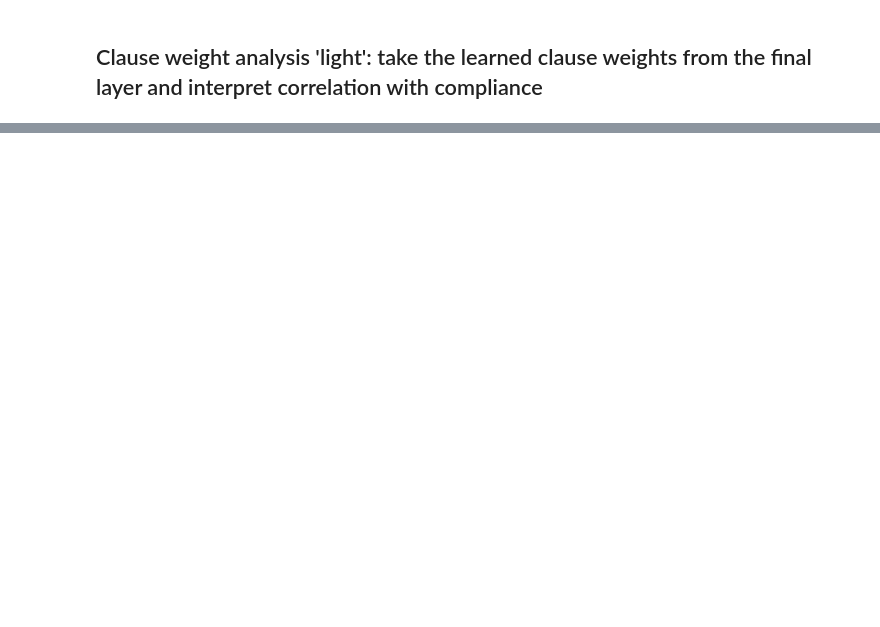
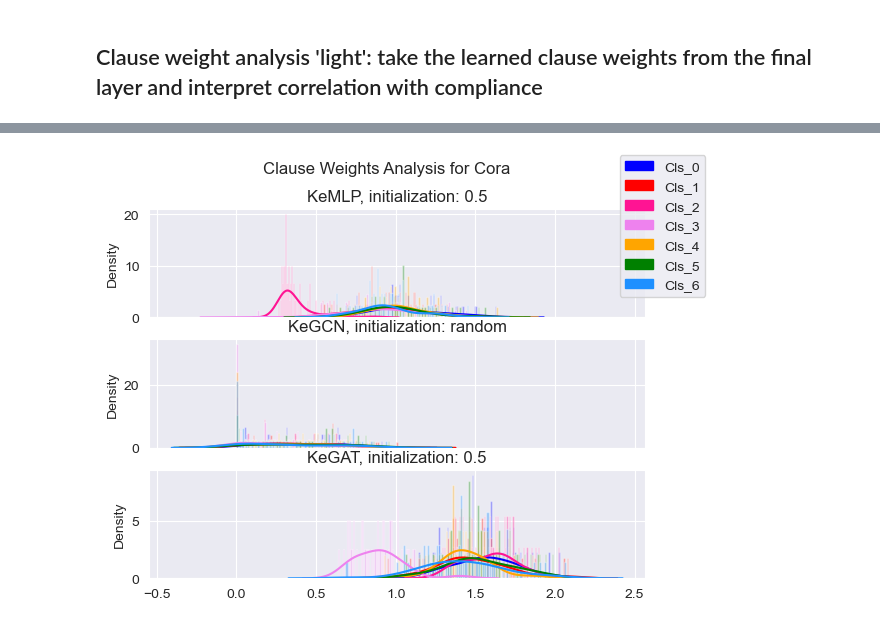
Before and after one commit to LuisaWerner/kegnn, a Jupyter notebook: notebooks/results_analysis.ipynb, the cells around one changed output, grey strips where cells are left out. Saved outputs shown, nothing was run; the diff lists cells and outputs as text; code cells hidden in the pictures; blank space fills up the shorter version.

```diff
--- a/notebooks/results_analysis.ipynb
+++ b/notebooks/results_analysis.ipynb
@@ -202,37 +224,3 @@ GAT: 0.87688 (0.003957979282411673), KeGAT: 0.8687599999999999 (0.00813033824634
 p-value KeMLP > MLP for PubMed: 8.243639036545687e-13
 p-value KeGCN > GCN for PubMed: 0.9793811522051503
 p-value KeGAT > GAT for PubMed: 0.9999999954683192
-# %%
-# Create Multiplot
-# TODO not well formated, did it better in latex
-fig, axs = plt.subplots(2, 2)
-xpos = np.arange(6)
-pubmed_means = [np.mean(pubmed_mlp), np.mean(pubmed_kenn_mlp), np.mean(pubmed_gcn), np.mean(pubmed_kenn_gcn), np.mean(pubmed_gat), np.mean(pubmed_kenn_gat)]
-pubmed_errors = [np.std(pubmed_mlp), np.std(pubmed_kenn_mlp), np.std(pubmed_gcn), np.std(pubmed_kenn_gcn), np.std(pubmed_gat), np.std(pubmed_kenn_gat)]
-axs[0,0].bar(xpos, pubmed_means, yerr=pubmed_errors, align='center', alpha=0.5, ecolor='black', capsize=10, color=color)
-axs[0,0].set_ylabel('test accuracy')
-axs[0,0].set_xticks(xpos)
-axs[0,0].set_xticklabels(['MLP', 'KeMLP', 'GCN', 'KeGCN', 'GAT', 'KeGAT'])
-# axs[0,0].ylim(0.6, 1.0)
-axs[0,0].set_title('Pubmed')
-
-axs[0,1].bar(xpos, citeseer_means, yerr=citeseer_errors, align='center', alpha=0.5, ecolor='black', capsize=10, color=color)
-axs[0,1].set_ylabel('test accuracy')
-axs[0,1].set_xticks(xpos)
-axs[0,1].set_xticklabels(['MLP', 'KeMLP', 'GCN', 'KeGCN', 'GAT', 'KeGAT'])
-# axs[0,1].ylim(0.5, 0.85)
-axs[0,1].set_title('Citeseer')
-
-axs[1,0].bar(xpos, cora_means, yerr=cora_errors, align='center', alpha=0.5, ecolor='black', capsize=10, color=color)
-axs[1,0].set_ylabel('test accuracy')
-axs[1,0].set_xticks(xpos)
-axs[1,0].set_xticklabels(['MLP', 'KeMLP', 'GCN', 'KeGCN', 'GAT', 'KeGAT'])
-# axs[1,0].ylim(0.5, 0.9)
-axs[1,0].set_title('Cora')
-
-xpos = np.arange(4)
-axs[1,1].bar(xpos, flickr_means, yerr=flickr_errors, align='center', alpha=0.5, ecolor='black', capsize=10, color=color)
-axs[1,1].set_ylabel('test accuracy')
-axs[1,1].set_xticks(xpos)
-axs[1,1].set_xticklabels(['MLP', 'KeMLP', 'GCN', 'KeGCN'])
-axs[1,1].set_title('Flickr ')
@@ -347,7 +341,7 @@ import seaborn as sns
 import warnings
 import matplotlib.patches as mpatches
 warnings.simplefilter(action='ignore', category=FutureWarning)
-
+color= ['blue', 'red', 'deeppink', 'violet', 'orange', 'green', 'dodgerblue']
 # make legend
 handles = []
 for i in range(7):
@@ -363,33 +357,35 @@ run_mlp = api.run("luisawerner/nesy23/3ro8287h")
 mlp_cw_0 = run_mlp.config["clause_weight"]
 mlp_cora_cw = eval(run_mlp.summary['logged_clause_weights'])
 
 gcn_run = api.run("luisawerner/nesy23/1agooev5")
 gcn_cw_0 = gcn_run.config["clause_weight"]
 gcn_cora_cw = eval(gcn_run.summary['logged_clause_weights'])
 
 gat_run = api.run("luisawerner/nesy23/3ob9d8s0")
 gat_cw_0 = gat_run.config["clause_weight"]
 gat_cora_cw = eval(gat_run.summary['logged_clause_weights'])
 
 # KeMLP
 for i in ['0', '1', '2', '3', '4', '5', '6']:
     sns.distplot([value[0][i][-1] for _, value  in mlp_cora_cw.items()], bins=bins, color=color[int(i)], label=str('Cls_'+ i), ax=axs[0] )
 axs[0].set_title(f'KeMLP, initialization: {mlp_cw_0}')
 
 #KeGCN
 for i in ['0', '1', '2', '3', '4', '5', '6']:
     sns.distplot([value[0][i][-1] for _, value  in gcn_cora_cw.items()], bins=bins, color=color[int(i)], label=str('Cls_'+ i), ax=axs[1] )
 axs[1].set_title(f'KeGCN, initialization: {gcn_cw_0}')
 
 # KeMLP
 for i in ['0', '1', '2', '3', '4', '5', '6']:
     sns.distplot([value[0][i][-1] for _, value  in gat_cora_cw.items()], bins=bins, color=color[int(i)], label=str('Cls_'+ i), ax=axs[2] )
 axs[2].set_title(f'KeGAT, initialization: {gat_cw_0}')
 
 
 fig.legend(handles=handles)
 plt.savefig('figures/new_cora_clauseweights.png')
 plt.show()
+# %% [output]
+[figure, added]
 # %%
 # Clause Weights Analysis for CiteSeer
 
```
Also changed, not shown: parts of 9 cells of this notebook, 1 other file.
